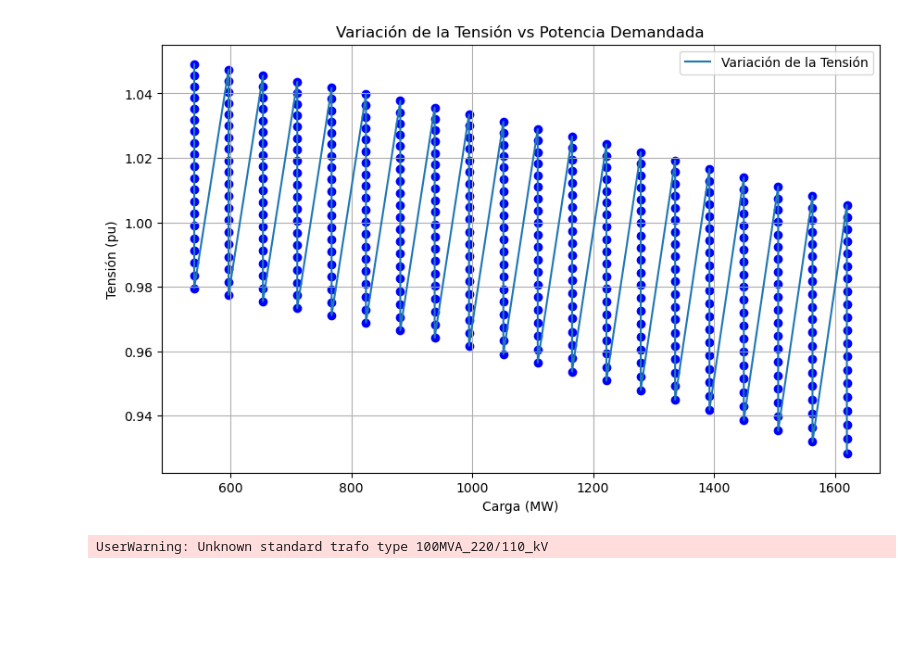
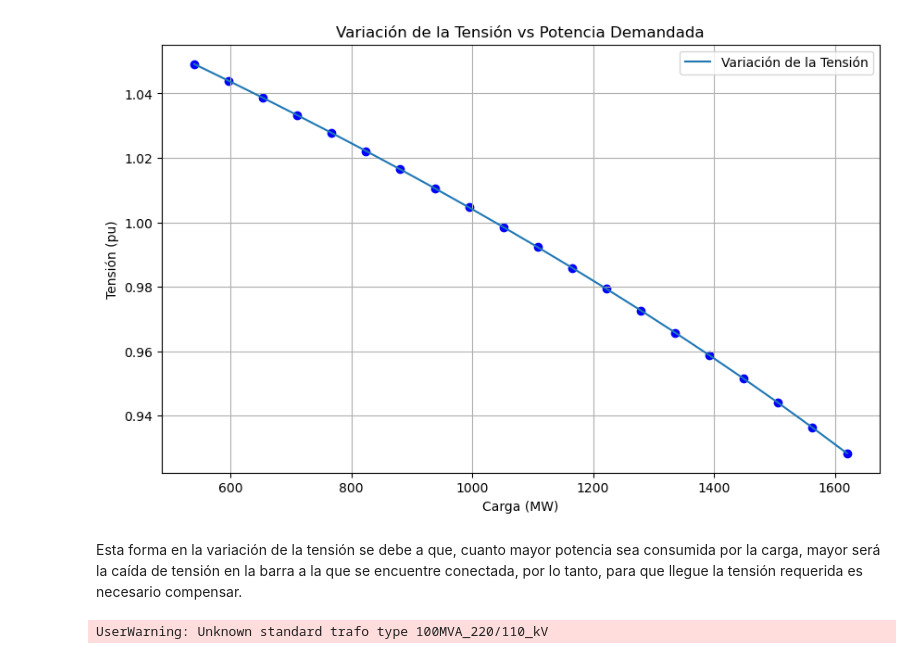
Before and after one commit to Reinaldo-usm/G1A_SEP1_S12024, a Jupyter notebook: Untitled-1.ipynb, the cells around one changed output. Drawn from its saved outputs; the diff is of its cells as text; code cells hidden in the pictures; blank space fills up the shorter version.

```diff
--- a/Untitled-1.ipynb
+++ b/Untitled-1.ipynb
@@ -24,44 +24,45 @@ pp.create_ext_grid(net, bus=b1, vm_pu=1., name="barra_ext")
 # Valores nominales de carga (puedes ajustarlos según sea necesario)
 p_nom = 1080  # MW
 q_nom = 522.3   # MVAR
 
 # Crear carga inicial
 pp.create_load(net, bus=b2, p_mw=p_nom, q_mvar=q_nom, name="carga1")
 
 # Inicializar listas para almacenar resultados
 loads = []
 voltages = []
 
 # Rango de variación de la carga (-50% a +50%)
 p_range = np.linspace(0.5 * p_nom, 1.5 * p_nom, 20)
 q_range = np.linspace(0.5 * q_nom, 1.5 * q_nom, 20)
 
 # Ejecutar flujo de potencia para cada valor de carga en el rango
-for p in p_range:
-    for q in q_range:
-        # Actualizar la carga en la red
-        net.load.at['p_mw'] = p
-        net.load.at['q_mvar'] = q
+for p, q in zip(p_range, q_range):
+    # Actualizar la carga en la red
+    net.load.at[0, 'p_mw'] = p
+    net.load.at[0, 'q_mvar'] = q
 
-        # Ejecutar el flujo de potencia
-        pp.runpp(net)
+    # Ejecutar el flujo de potencia
+    pp.runpp(net)
 
-        # Almacenar los resultados
-        loads.append(p)
-        voltages.append(net.res_bus.vm_pu[1])
+    # Almacenar los resultados
+    loads.append(p)
+    voltages.append(net.res_bus.vm_pu[1])
 
 # Crear el gráfico
 plt.figure(figsize=(10, 6))
 plt.scatter(loads, voltages, c='b', marker='o')
 plt.plot(loads, voltages, label='Variación de la Tensión')
 plt.xlabel('Carga (MW)')
 plt.ylabel('Tensión (pu)')
 plt.title('Variación de la Tensión vs Potencia Demandada')
 plt.legend()
 plt.grid()
 plt.show()
 # %% [output]
-[figure, old version]
+[figure, new version]
+# %% [markdown]
+Esta forma en la variación de la tensión se debe a que, cuanto mayor potencia sea consumida por la carga, mayor será la caída de tensión en la barra a la que se encuentre conectada, por lo tanto, para que llegue la tensión requerida es necesario compensar.
 # %%
 import pandapower as pp
 import pandapower.plotting.plotly as pplot
```
Also changed, not shown: 1 other file.
